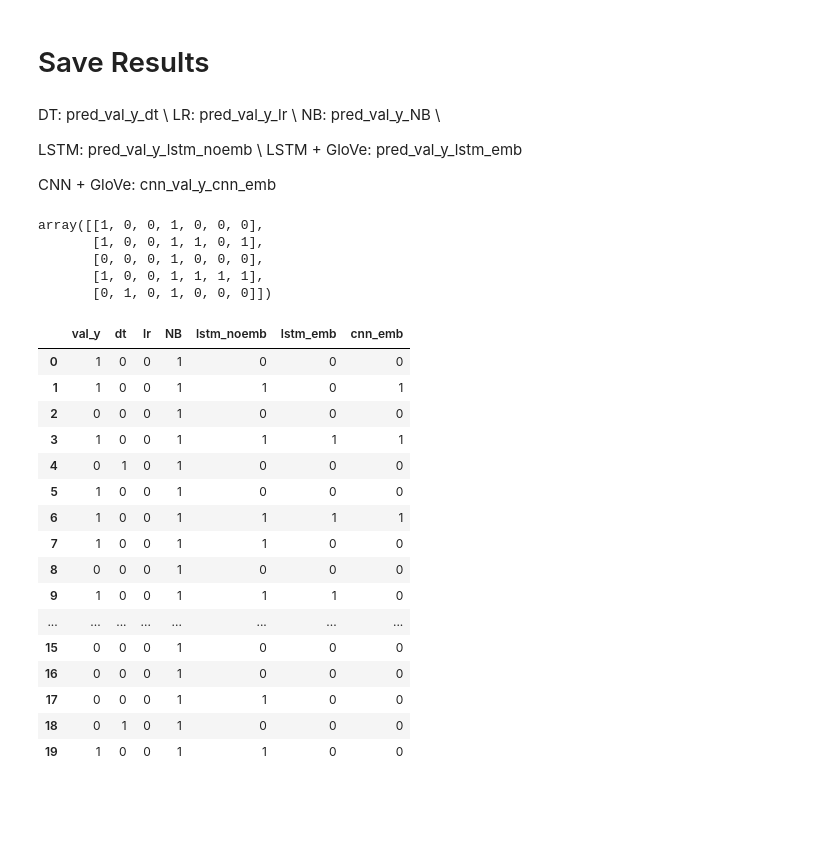
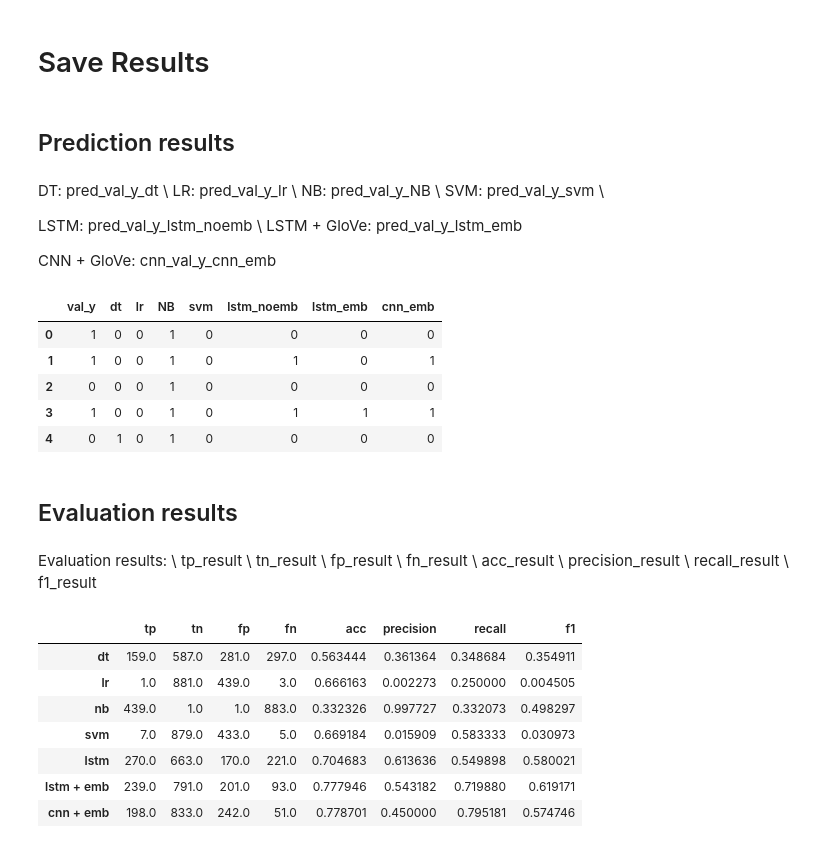
Before and after one commit to kruttikajain/Targetted-Abusive_Language_Online, a Jupyter notebook: prediciton1.ipynb, the cells around one changed output. Cells and saved outputs as stored; diff of their text form; code cells hidden in the pictures; blank space fills up the shorter version.

Commit message:
add svm baseline, make a table comparing evaluation metrics

```diff
--- a/prediciton1.ipynb
+++ b/prediciton1.ipynb
@@ -797,9 +830,9 @@ def rnn_confusion_matrix(pred_emb_val_y, val_y):
     lstm_precision = precision_score(pred_val_y, val_y)
     lstm_recall = recall_score(pred_val_y, val_y)
     lstm_f1_score = f1_score(pred_val_y, val_y)
-    return lstm_acc, lstm_precision, lstm_recall, lstm_f1_score, pred_val_y
+    return lstm_acc, lstm_precision, lstm_recall, lstm_f1_score, pred_val_y,  tn, fp, fn, tp
 
-lstm_acc, lstm_precision, lstm_recall, lstm_f1_score, pred_val_y_lstm_emb = rnn_confusion_matrix(pred_emb_val_y, val_y)
-print('lstm_acc: ',lstm_acc, ', lstm_precision: ', lstm_precision, ', lstm_recall: ', lstm_recall, ', lstm_f1_score', lstm_f1_score)
+lstm_e_acc, lstm_e_precision, lstm_e_recall, lstm_f1_e_score, pred_val_y_lstm_emb, tn_l_e, fp_l_e, fn_l_e, tp_l_e = rnn_confusion_matrix(pred_emb_val_y, val_y)
+print('lstm_e_acc: ',lstm_e_acc, ', lstm_e_precision: ', lstm_e_precision, ', lstm_e_recall: ', lstm_e_recall, ', lstm_f1_e_score', lstm_f1_e_score)
 # %% [output]
 tn 791 fp 201 fn 93 tp 239
@@ -948,9 +981,9 @@ def cnn_confusion_matrix(pred_emb_val_y, val_y):
     cnn_precision = precision_score(pred_val_y, val_y)
     cnn_recall = recall_score(pred_val_y, val_y)
     cnn_f1_score = f1_score(pred_val_y, val_y)
-    return cnn_acc, cnn_precision, cnn_recall, cnn_f1_score, pred_val_y
+    return cnn_acc, cnn_precision, cnn_recall, cnn_f1_score, pred_val_y, tn, fp, fn, tp
 
-cnn_acc, cnn_precision, cnn_recall, cnn_f1_score, cnn_val_y_cnn_emb = cnn_confusion_matrix(pred_emb_val_y, val_y)
+cnn_acc, cnn_precision, cnn_recall, cnn_f1_score, cnn_val_y_cnn_emb, tn_c_e, fp_c_e, fn_c_e, tp_c_e = cnn_confusion_matrix(pred_emb_val_y, val_y)
 print('cnn_acc: ',cnn_acc, ', cnn_precision: ', cnn_precision, ', cnn_recall: ', cnn_recall, ', cnn_f1_score', cnn_f1_score)
 # %% [output]
 tn 833 fp 242 fn 51 tp 198
@@ -980,10 +1013,13 @@ plt.show()
 [figure]
 # %% [markdown]
 # Save Results
+# %% [markdown]
+## Prediction results
 # %% [markdown]
 DT: pred_val_y_dt \\
 LR: pred_val_y_lr \\
 NB: pred_val_y_NB \\
+SVM: pred_val_y_svm \\
 
 LSTM: pred_val_y_lstm_noemb \\
 LSTM + GloVe: pred_val_y_lstm_emb
@@ -997,37 +1033,19 @@ cnn_val_y_cnn_emb = cnn_val_y_cnn_emb.astype(int)
 array1 = np.column_stack((val_y, pred_val_y_dt))
 array1 = np.column_stack((array1, pred_val_y_lr))
 array1 = np.column_stack((array1, pred_val_y_NB))
+array1 = np.column_stack((array1, pred_val_y_svm))
 array1 = np.column_stack((array1, pred_val_y_lstm_noemb))
 array1 = np.column_stack((array1, pred_val_y_lstm_emb))
 array1 = np.column_stack((array1, cnn_val_y_cnn_emb))
-
-array1[:5]
-# %% [output]
-array([[1, 0, 0, 1, 0, 0, 0],
-       [1, 0, 0, 1, 1, 0, 1],
-       [0, 0, 0, 1, 0, 0, 0],
-       [1, 0, 0, 1, 1, 1, 1],
-       [0, 1, 0, 1, 0, 0, 0]])
 # %%
-df_results = pd.DataFrame(array1,columns=['val_y', 'dt', 'lr', 'NB', 'lstm_noemb', 'lstm_emb', 'cnn_emb'])
+df_results = pd.DataFrame(array1,columns=['val_y', 'dt', 'lr', 'NB', 'svm', 'lstm_noemb', 'lstm_emb', 'cnn_emb'])
 # %%
-df_results.head(20)
+df_results.head()
 # %% [output]
-|  | val_y | dt | lr | NB | lstm_noemb | lstm_emb | cnn_emb |
-| 0 | 1 | 0 | 0 | 1 | 0 | 0 | 0 |
-| 1 | 1 | 0 | 0 | 1 | 1 | 0 | 1 |
-| 2 | 0 | 0 | 0 | 1 | 0 | 0 | 0 |
-| 3 | 1 | 0 | 0 | 1 | 1 | 1 | 1 |
-| 4 | 0 | 1 | 0 | 1 | 0 | 0 | 0 |
-| 5 | 1 | 0 | 0 | 1 | 0 | 0 | 0 |
-| 6 | 1 | 0 | 0 | 1 | 1 | 1 | 1 |
-| 7 | 1 | 0 | 0 | 1 | 1 | 0 | 0 |
-| 8 | 0 | 0 | 0 | 1 | 0 | 0 | 0 |
-| 9 | 1 | 0 | 0 | 1 | 1 | 1 | 0 |
-| ... | ... | ... | ... | ... | ... | ... | ... |
-| 15 | 0 | 0 | 0 | 1 | 0 | 0 | 0 |
-| 16 | 0 | 0 | 0 | 1 | 0 | 0 | 0 |
-| 17 | 0 | 0 | 0 | 1 | 1 | 0 | 0 |
-| 18 | 0 | 1 | 0 | 1 | 0 | 0 | 0 |
-| 19 | 1 | 0 | 0 | 1 | 1 | 0 | 0 |
+|  | val_y | dt | lr | NB | svm | lstm_noemb | lstm_emb | cnn_emb |
+| 0 | 1 | 0 | 0 | 1 | 0 | 0 | 0 | 0 |
+| 1 | 1 | 0 | 0 | 1 | 0 | 1 | 0 | 1 |
+| 2 | 0 | 0 | 0 | 1 | 0 | 0 | 0 | 0 |
+| 3 | 1 | 0 | 0 | 1 | 0 | 1 | 1 | 1 |
+| 4 | 0 | 1 | 0 | 1 | 0 | 0 | 0 | 0 |
 # %%
@@ -1034,0 +1053,12 @@ df_results.to_csv(PROJECT_PATH + '/output_csv_file.csv')
+# %% [markdown]
+## Evaluation results
+# %% [markdown]
+Evaluation results: \\
+tp_result \\
+tn_result \\
+fp_result \\
+fn_result \\
+acc_result \\
+precision_result \\
+recall_result \\
+f1_result
@@ -1034,0 +1106,11 @@ df_results.to_csv(PROJECT_PATH + '/output_csv_file.csv')
+# %%
+df_evaluation
+# %% [output]
+|  | tp | tn | fp | fn | acc | precision | recall | f1 |
+| dt | 159.0 | 587.0 | 281.0 | 297.0 | 0.563444 | 0.361364 | 0.348684 | 0.354911 |
+| lr | 1.0 | 881.0 | 439.0 | 3.0 | 0.666163 | 0.002273 | 0.250000 | 0.004505 |
+| nb | 439.0 | 1.0 | 1.0 | 883.0 | 0.332326 | 0.997727 | 0.332073 | 0.498297 |
+| svm | 7.0 | 879.0 | 433.0 | 5.0 | 0.669184 | 0.015909 | 0.583333 | 0.030973 |
+| lstm | 270.0 | 663.0 | 170.0 | 221.0 | 0.704683 | 0.613636 | 0.549898 | 0.580021 |
+| lstm + emb | 239.0 | 791.0 | 201.0 | 93.0 | 0.777946 | 0.543182 | 0.719880 | 0.619171 |
+| cnn + emb | 198.0 | 833.0 | 242.0 | 51.0 | 0.778701 | 0.450000 | 0.795181 | 0.574746 |
```
Also changed, not shown: parts of 21 cells of this notebook.
